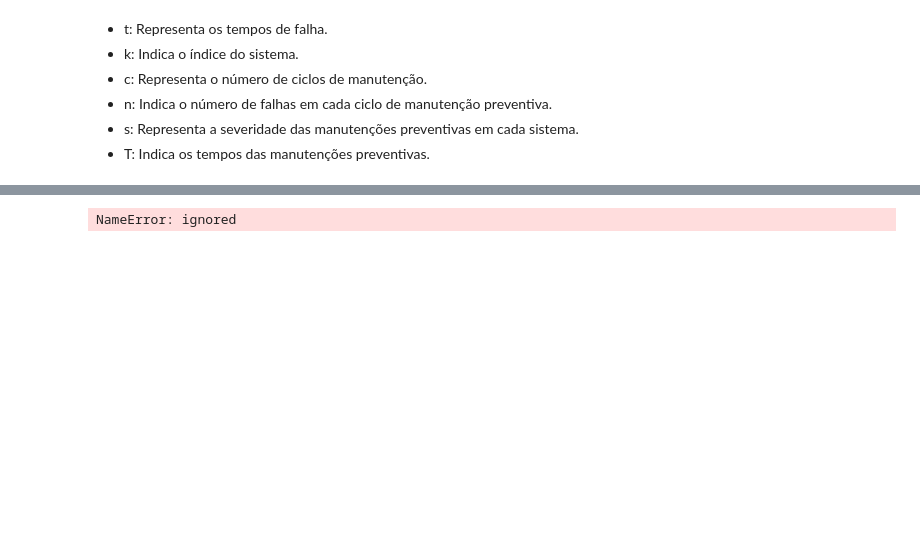
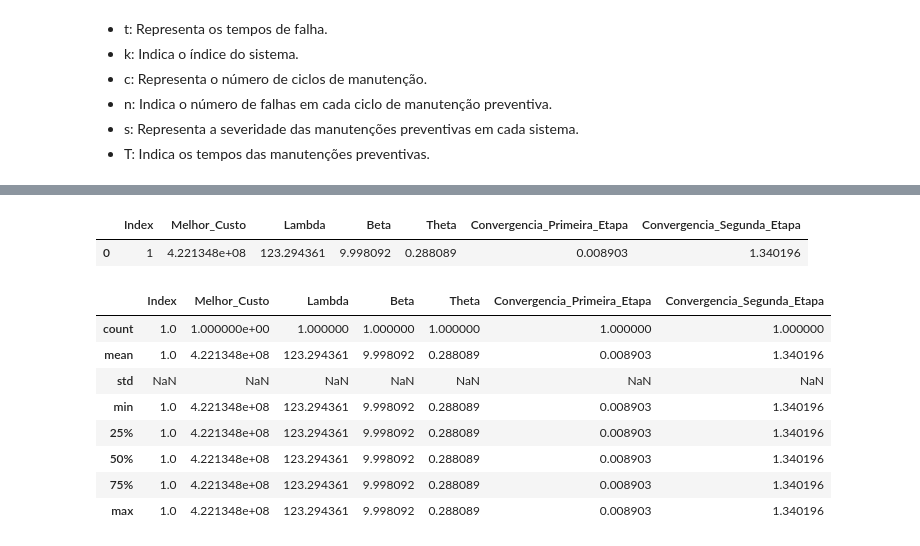
Before and after one commit to uervitonsantos/Otimizacao-Politicaca-Manutencao-Preventiva-Imperfeita, a Jupyter notebook: Algoritmo_PSO_para_otimização_de_custo_de_manutenção_preventiva_v11.ipynb, the cells around one changed output, grey strips where cells are left out. Cells and saved outputs as stored; diff of their text form; code cells hidden in the pictures; blank space fills up the shorter version.

```diff
--- a/Algoritmo_PSO_para_otimização_de_custo_de_manutenção_preventiva_v11.ipynb
+++ b/Algoritmo_PSO_para_otimização_de_custo_de_manutenção_preventiva_v11.ipynb
@@ -701,6 +694,6 @@ plt.show()
 # %%
 # Nome do arquivo CSV para salvar o resultado do melhor custo
-#nome_arquivo = '/content/drive/MyDrive/datasets/resultados_optimizacao/resultados_pso/melhor_custo_pso_quarto_cenario.csv'
+nome_arquivo = f'{LINK_ARQUIVO_PRINCIPAL}{NOME_ARQUIVO_PRINCIPAL}.csv'
 
 # Adicionar o melhor custo atual à lista de melhores custos anteriores
 melhores_custos_anteriores = []
@@ -716,7 +709,7 @@ except FileNotFoundError:
 melhores_custos_anteriores.append(best_cost)  # Substitua pbest_cost[0] por best_cost
 
 # Criar uma lista com os valores atuais
-valores_atuais = [len(melhores_custos_anteriores), best_cost, lamb, beta, theta]
+valores_atuais = [len(melhores_custos_anteriores), best_cost, lamb, beta, theta, convergence_time_first_stage, convergence_time_second_stage]
 
 # Abrir o arquivo CSV em modo de leitura e escrita e escrever os valores atuais no final do arquivo
 with open(nome_arquivo, 'a+', newline='') as arquivo_csv:
@@ -724,9 +717,26 @@ with open(nome_arquivo, 'a+', newline='') as arquivo_csv:
 
     # Se o arquivo estiver vazio, escreva o cabeçalho
     if arquivo_csv.tell() == 0:
-        writer.writerow(['Index', 'Melhor Custo', 'Lambda (λ)', 'Beta (β)', 'Theta (θ)', 'Número de ciclos de manutenção', 'Tempos para manutenções preventivas', 'Severidade para cada subsistema'])
+        writer.writerow(['Index', 'Melhor_Custo', 'Lambda', 'Beta', 'Theta', 'Convergencia_Primeira_Etapa', 'Convergencia_Segunda_Etapa'])
 
     # Escrever os valores atuais
     writer.writerow(valores_atuais)
-# %% [output]
-NameError: ignored
+# %%
+# Leitura dos dados de tempo de falha para 4 cenarios de exemplo
+df = pd.read_csv(nome_arquivo, sep=",")
+df.head()
+# %% [output]
+|  | Index | Melhor_Custo | Lambda | Beta | Theta | Convergencia_Primeira_Etapa | Convergencia_Segunda_Etapa |
+| 0 | 1 | 4.221348e+08 | 123.294361 | 9.998092 | 0.288089 | 0.008903 | 1.340196 |
+# %%
+df.describe()
+# %% [output]
+|  | Index | Melhor_Custo | Lambda | Beta | Theta | Convergencia_Primeira_Etapa | Convergencia_Segunda_Etapa |
+| count | 1.0 | 1.000000e+00 | 1.000000 | 1.000000 | 1.000000 | 1.000000 | 1.000000 |
+| mean | 1.0 | 4.221348e+08 | 123.294361 | 9.998092 | 0.288089 | 0.008903 | 1.340196 |
+| std | NaN | NaN | NaN | NaN | NaN | NaN | NaN |
+| min | 1.0 | 4.221348e+08 | 123.294361 | 9.998092 | 0.288089 | 0.008903 | 1.340196 |
+| 25% | 1.0 | 4.221348e+08 | 123.294361 | 9.998092 | 0.288089 | 0.008903 | 1.340196 |
+| 50% | 1.0 | 4.221348e+08 | 123.294361 | 9.998092 | 0.288089 | 0.008903 | 1.340196 |
+| 75% | 1.0 | 4.221348e+08 | 123.294361 | 9.998092 | 0.288089 | 0.008903 | 1.340196 |
+| max | 1.0 | 4.221348e+08 | 123.294361 | 9.998092 | 0.288089 | 0.008903 | 1.340196 |
```
Also changed, not shown: parts of 10 cells of this notebook.
